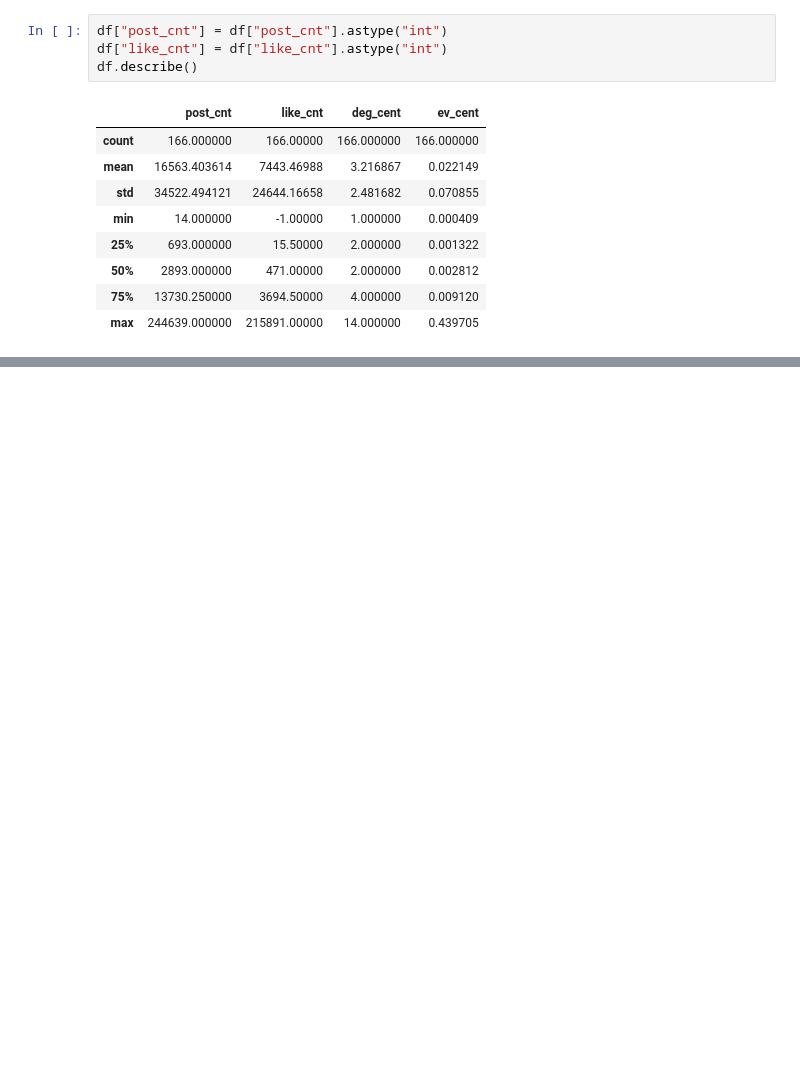
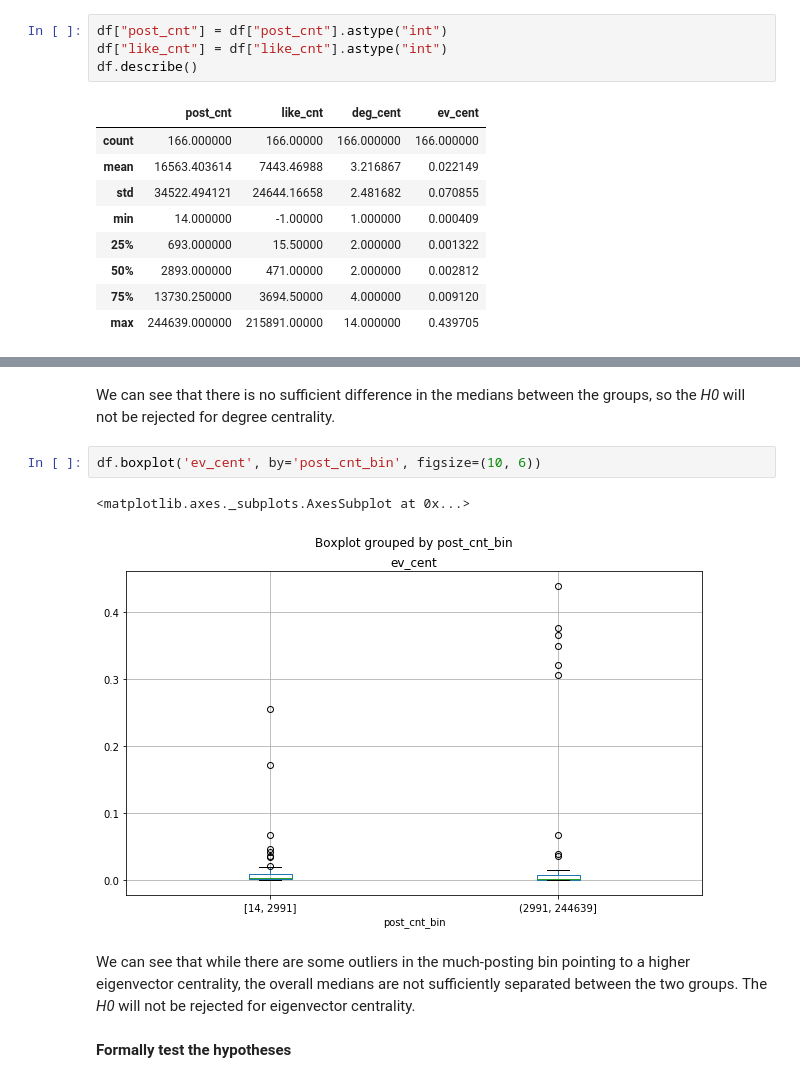
Before and after one commit to datafeelings/CUNY_DATA_620, a Jupyter notebook: Project_1/dvecheruk_data_620_project_1.ipynb, the cells around one changed output, grey strips where cells are left out. Drawn from its saved outputs; the diff is of its cells as text; blank space fills up the shorter version.

```diff
--- a/Project_1/dvecheruk_data_620_project_1.ipynb
+++ b/Project_1/dvecheruk_data_620_project_1.ipynb
@@ -273,0 +347,11 @@ df[df.like_cnt == -1]
+# %% [markdown]
+We can see that there is no sufficient difference in the medians between the groups, so the *H0* will not be rejected for degree centrality.
+# %%
+df.boxplot('ev_cent', by='post_cnt_bin', figsize=(10, 6))
+# %% [output]
+<matplotlib.axes._subplots.AxesSubplot at 0x...>
+[figure, added]
+# %% [markdown]
+We can see that while there are some outliers in the much-posting bin pointing to a higher eigenvector centrality, the overall medians are not sufficiently separated between the two groups. The *H0* will not be rejected for eigenvector centrality.
+# %% [markdown]
+**Formally test the hypotheses**
```
Also changed, not shown: parts of 20 cells of this notebook, 1 other file.
